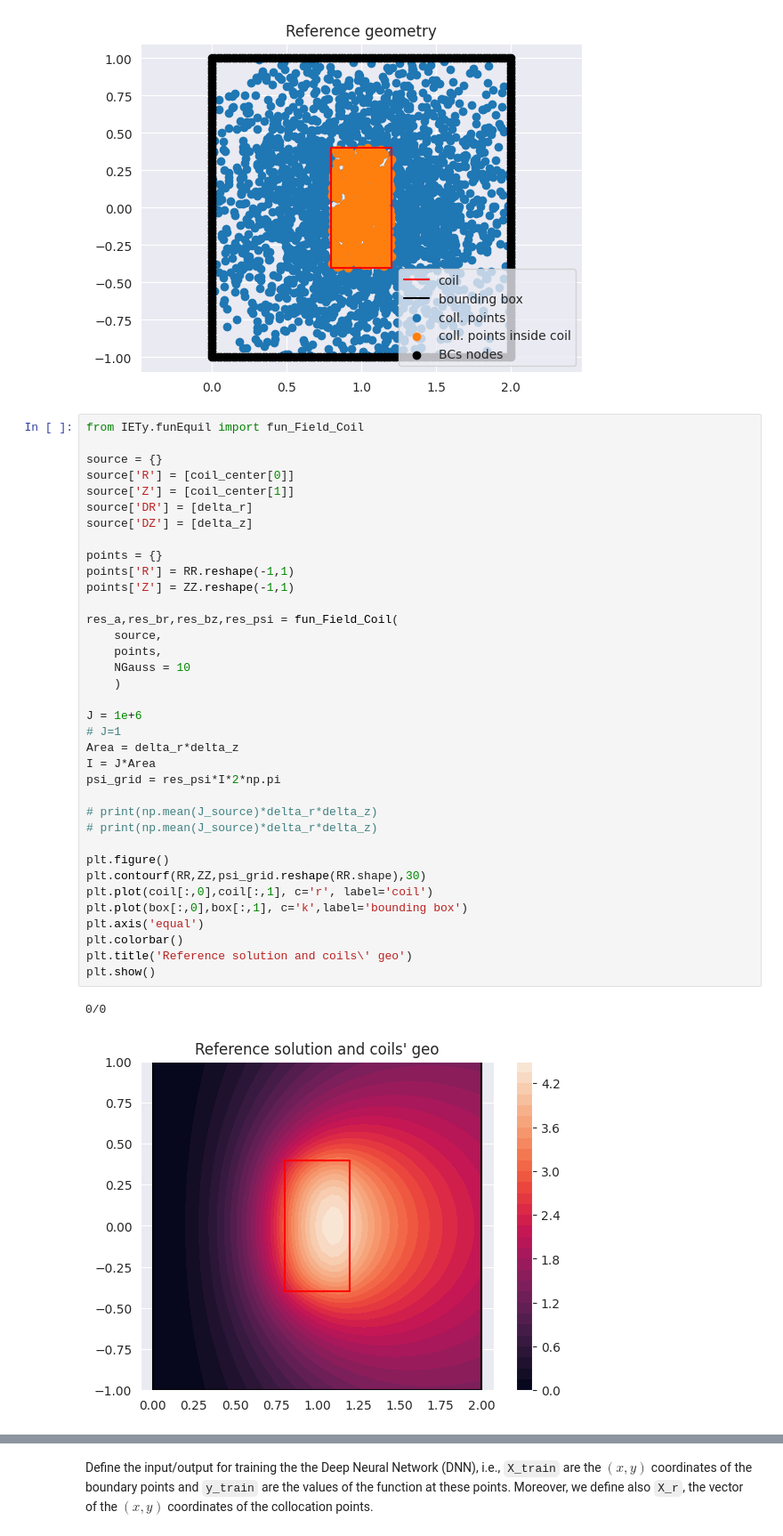
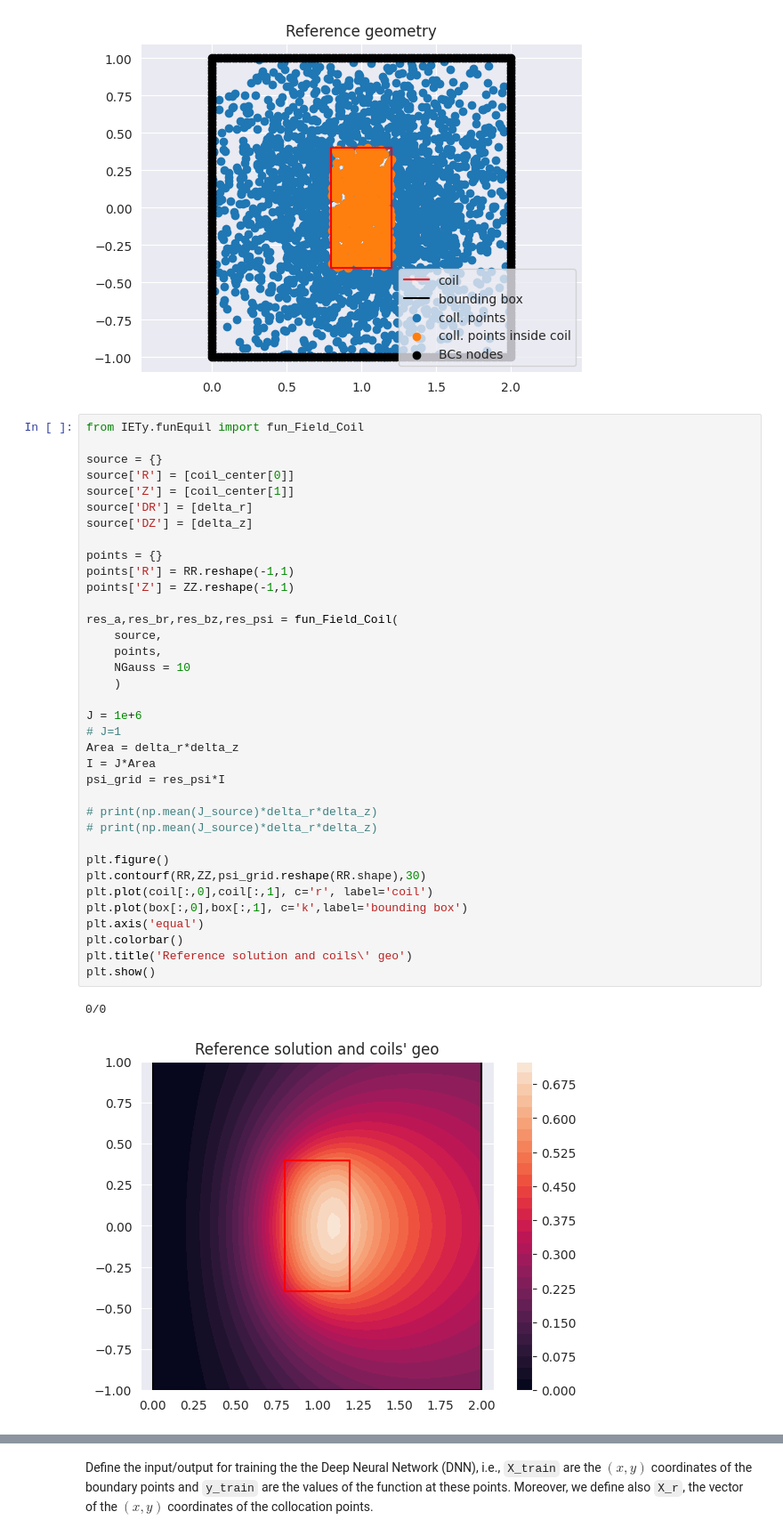
Before and after one commit to matteobonotto/Physics-informed-neural-networks, a Jupyter notebook: main_PINN_magnetostatic_square_coil.ipynb, the cells around one changed output, grey strips where cells are left out. Shown at 89% size. Saved outputs shown, nothing was run; the diff lists cells and outputs as text.

```diff
--- a/main_PINN_magnetostatic_square_coil.ipynb
+++ b/main_PINN_magnetostatic_square_coil.ipynb
@@ -113,35 +113,35 @@ source['DR'] = [delta_r]
 source['DZ'] = [delta_z]
 
 points = {}
 points['R'] = RR.reshape(-1,1)
 points['Z'] = ZZ.reshape(-1,1)
 
 res_a,res_br,res_bz,res_psi = fun_Field_Coil(
     source,
     points,
     NGauss = 10
     )
 
 J = 1e+6
 # J=1
 Area = delta_r*delta_z
 I = J*Area
-psi_grid = res_psi*I*2*np.pi
+psi_grid = res_psi*I
 
 # print(np.mean(J_source)*delta_r*delta_z)
 # print(np.mean(J_source)*delta_r*delta_z)
 
 plt.figure()
 plt.contourf(RR,ZZ,psi_grid.reshape(RR.shape),30)
 plt.plot(coil[:,0],coil[:,1], c='r', label='coil')
 plt.plot(box[:,0],box[:,1], c='k',label='bounding box')
 plt.axis('equal')
 plt.colorbar()
 plt.title('Reference solution and coils\' geo')
 plt.show()
 # %% [output]
 0/0
-[figure, old version]
+[figure, new version]
 # %%
 source = {}
 source['R'] = [coil_center[0]]
```
Also changed, not shown: parts of 7 cells of this notebook.
